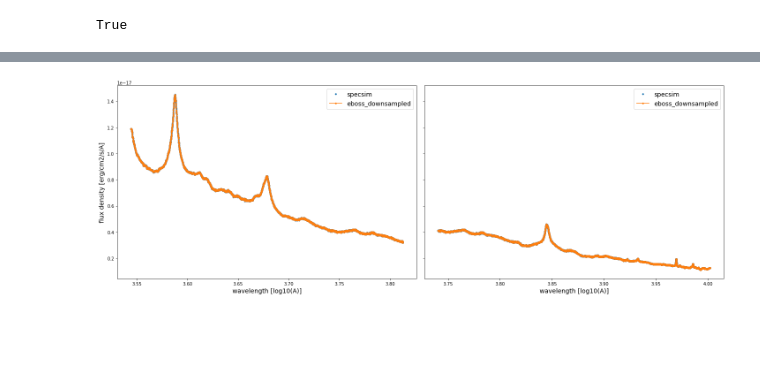
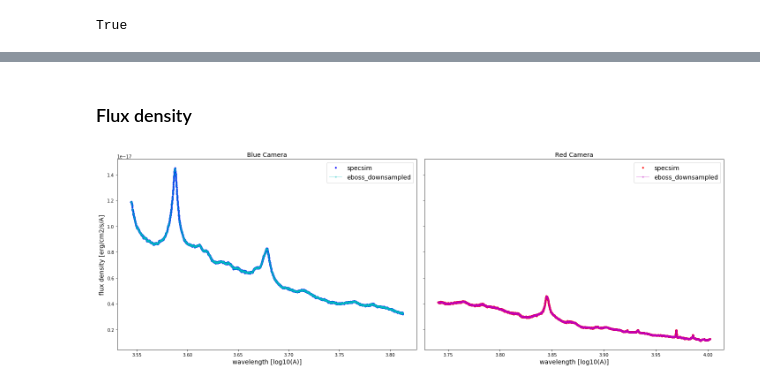
Before and after one commit to belaa/specsim-for-eboss, a Jupyter notebook: downsample_to_eBOSS_grid.ipynb, the cells around one changed output, grey strips where cells are left out. Drawn from its saved outputs; the diff is of its cells as text; code cells hidden in the pictures; blank space fills up the shorter version.

```diff
--- a/downsample_to_eBOSS_grid.ipynb
+++ b/downsample_to_eBOSS_grid.ipynb
@@ -519,21 +526,25 @@ b_mdpt = 0.5 * (eboss_b_edges[1:] + eboss_b_edges[:-1])
+# %% [markdown]
+### Flux density
 # %%
 fig, axs = plt.subplots(1,2, figsize=(20,7), sharey=True)
 axs = axs.ravel()
 
-axs[0].plot(np.log10(b_wlen), b_flux, '.', label='specsim')
-axs[0].plot(b_mdpt, eboss_b_flux, '.-', label='eboss_downsampled')
+axs[0].plot(np.log10(b_wlen), b_flux, '.', c='b', label='specsim')
+axs[0].plot(b_mdpt, eboss_b_flux, '.-', alpha=0.3, c='c', label='eboss_downsampled')
 axs[0].set_xlabel('wavelength [log10(A)]', fontsize=fs)
 axs[0].set_ylabel('flux density [erg/cm2/s/A]', fontsize=fs)
+axs[0].set_title('Blue Camera', fontsize=fs)
 axs[0].legend(fontsize=fs)
 
-axs[1].plot(np.log10(r_wlen), r_flux, '.', label='specsim')
-axs[1].plot(r_mdpt, eboss_r_flux, '.-', label='eboss_downsampled')
+axs[1].plot(np.log10(r_wlen), r_flux, '.', c='r', label='specsim')
+axs[1].plot(r_mdpt, eboss_r_flux, '.-', alpha=0.3, c='m', label='eboss_downsampled')
 axs[1].set_xlabel('wavelength [log10(A)]', fontsize=fs)
+axs[1].set_title('Red Camera', fontsize=fs)
 axs[1].legend(fontsize=fs)
 
 plt.tight_layout()
 plt.show()
 # %% [output]
-[figure, old version]
+[figure, new version]
 # %%
 plt.figure(figsize=(12,7))
```
Also changed, not shown: parts of 15 cells of this notebook.
